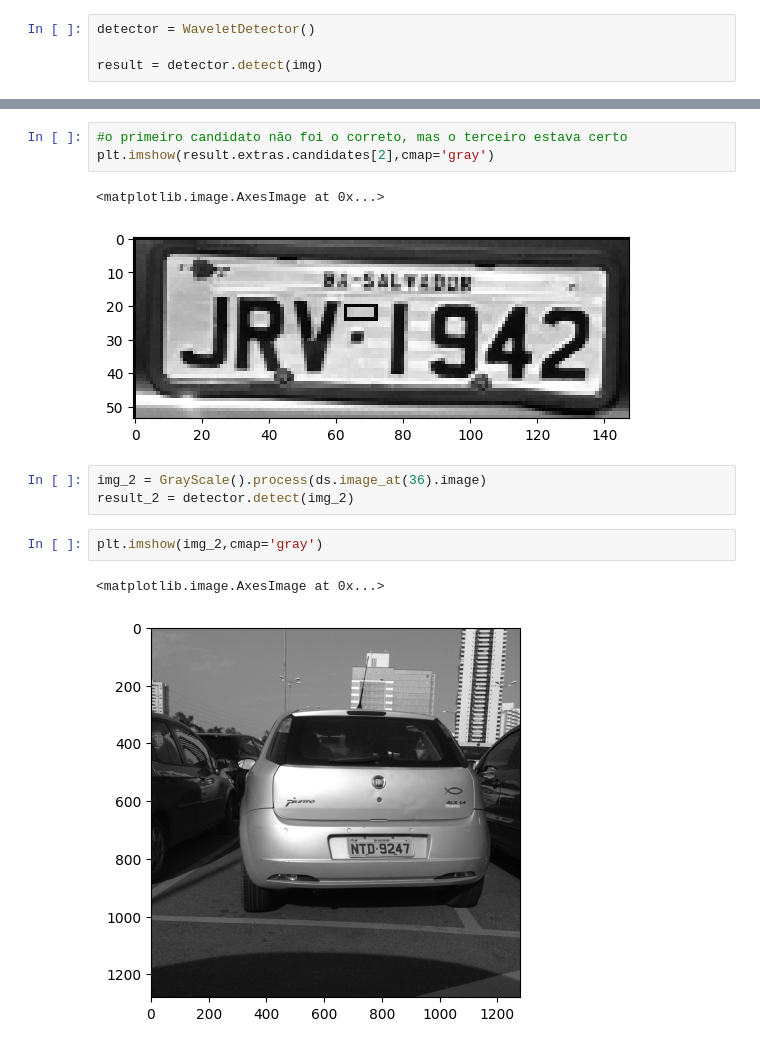
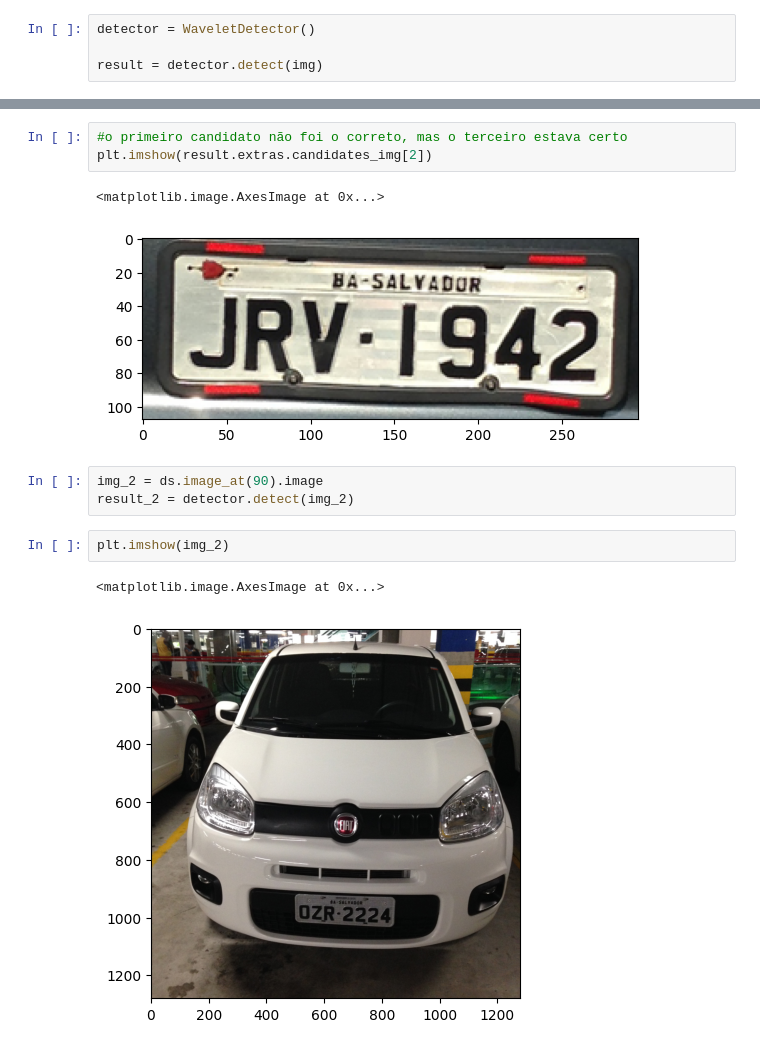
Before and after one commit to SimpleANPR/anpr, a Jupyter notebook: wavelet_detector.ipynb, the cells around one changed output, grey strips where cells are left out. Cells and saved outputs as stored; diff of their text form.

```diff
--- a/wavelet_detector.ipynb
+++ b/wavelet_detector.ipynb
@@ -24,14 +24,14 @@ plt.imshow(result.plate_image,cmap='gray')
 # %%
 #o primeiro candidato não foi o correto, mas o terceiro estava certo
-plt.imshow(result.extras.candidates[2],cmap='gray')
+plt.imshow(result.extras.candidates_img[2])
 # %% [output]
 <matplotlib.image.AxesImage at 0x...>
-[figure, old version]
+[figure, new version]
 # %%
-img_2 = GrayScale().process(ds.image_at(36).image)
+img_2 = ds.image_at(90).image
 result_2 = detector.detect(img_2)
 # %%
-plt.imshow(img_2,cmap='gray')
+plt.imshow(img_2)
 # %% [output]
 <matplotlib.image.AxesImage at 0x...>
-[figure, old version]
+[figure, new version]
```
Also changed, not shown: parts of 6 cells of this notebook, 6 other files.
